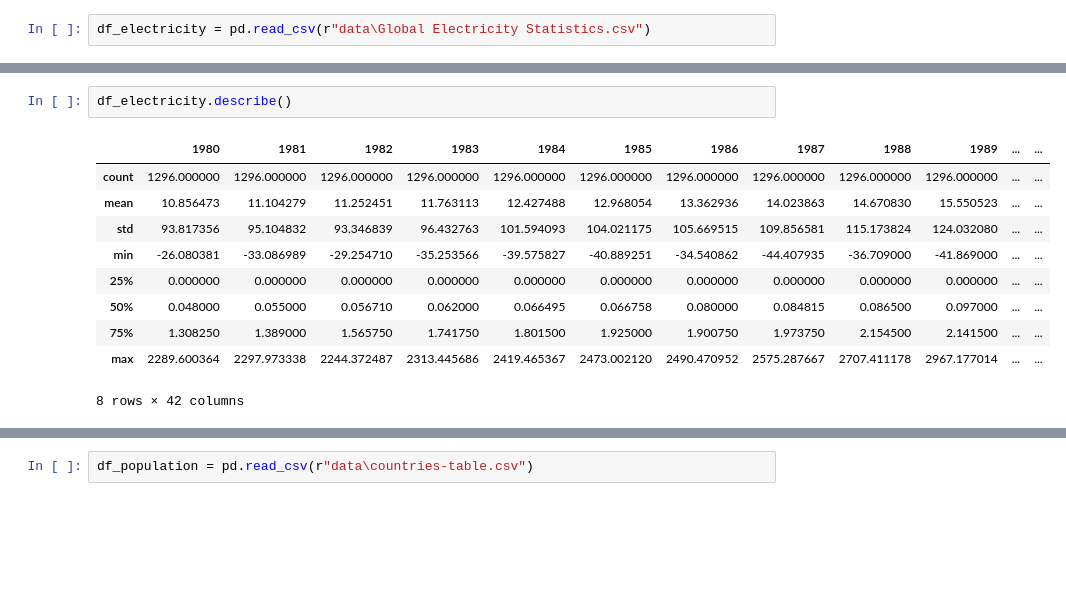
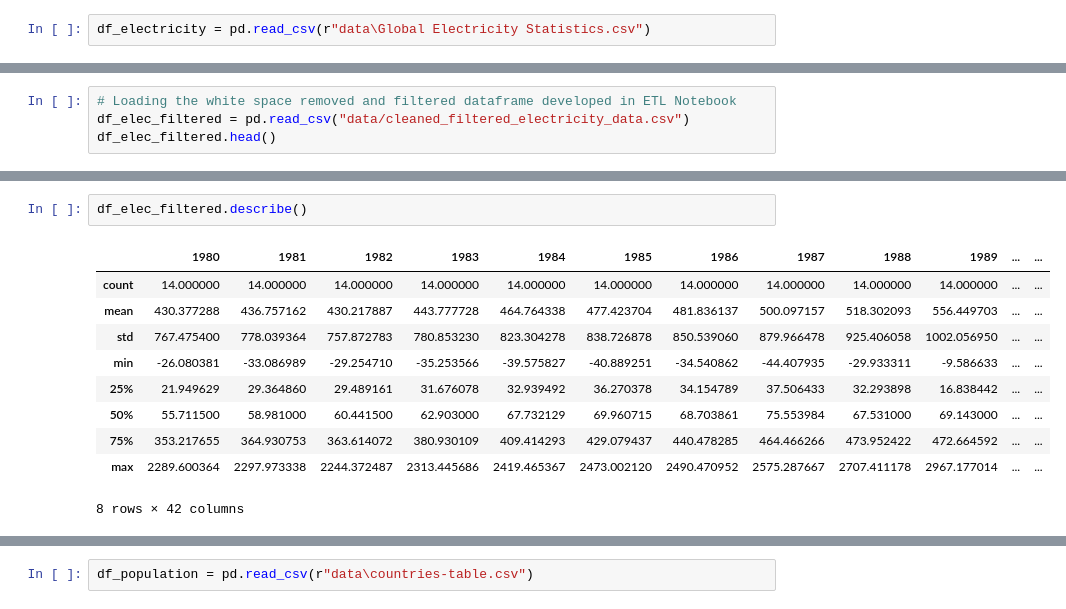
Before and after one commit to sachin301195/EnergyConsumptionPredictor, a Jupyter notebook: data_exp.ipynb, the cells around one changed output, grey strips where cells are left out. Saved outputs shown, nothing was run; the diff lists cells and outputs as text; blank space fills up the shorter version.

```diff
--- a/data_exp.ipynb
+++ b/data_exp.ipynb
@@ -127,0 +81,4 @@ for idx, col in enumerate(df_electricity.columns):
+# %%
+# Loading the white space removed and filtered dataframe developed in ETL Notebook
+df_elec_filtered = pd.read_csv("data/cleaned_filtered_electricity_data.csv")
+df_elec_filtered.head()
@@ -128,13 +93,13 @@ for idx, col in enumerate(df_electricity.columns):
 # %%
-df_electricity.describe()
+df_elec_filtered.describe()
 # %% [output]
 |  | 1980 | 1981 | 1982 | 1983 | 1984 | 1985 | 1986 | 1987 | 1988 | 1989 | ... | ... |
-| count | 1296.000000 | 1296.000000 | 1296.000000 | 1296.000000 | 1296.000000 | 1296.000000 | 1296.000000 | 1296.000000 | 1296.000000 | 1296.000000 | ... | ... |
-| mean | 10.856473 | 11.104279 | 11.252451 | 11.763113 | 12.427488 | 12.968054 | 13.362936 | 14.023863 | 14.670830 | 15.550523 | ... | ... |
-| std | 93.817356 | 95.104832 | 93.346839 | 96.432763 | 101.594093 | 104.021175 | 105.669515 | 109.856581 | 115.173824 | 124.032080 | ... | ... |
-| min | -26.080381 | -33.086989 | -29.254710 | -35.253566 | -39.575827 | -40.889251 | -34.540862 | -44.407935 | -36.709000 | -41.869000 | ... | ... |
-| 25% | 0.000000 | 0.000000 | 0.000000 | 0.000000 | 0.000000 | 0.000000 | 0.000000 | 0.000000 | 0.000000 | 0.000000 | ... | ... |
-| 50% | 0.048000 | 0.055000 | 0.056710 | 0.062000 | 0.066495 | 0.066758 | 0.080000 | 0.084815 | 0.086500 | 0.097000 | ... | ... |
-| 75% | 1.308250 | 1.389000 | 1.565750 | 1.741750 | 1.801500 | 1.925000 | 1.900750 | 1.973750 | 2.154500 | 2.141500 | ... | ... |
+| count | 14.000000 | 14.000000 | 14.000000 | 14.000000 | 14.000000 | 14.000000 | 14.000000 | 14.000000 | 14.000000 | 14.000000 | ... | ... |
+| mean | 430.377288 | 436.757162 | 430.217887 | 443.777728 | 464.764338 | 477.423704 | 481.836137 | 500.097157 | 518.302093 | 556.449703 | ... | ... |
+| std | 767.475400 | 778.039364 | 757.872783 | 780.853230 | 823.304278 | 838.726878 | 850.539060 | 879.966478 | 925.406058 | 1002.056950 | ... | ... |
+| min | -26.080381 | -33.086989 | -29.254710 | -35.253566 | -39.575827 | -40.889251 | -34.540862 | -44.407935 | -29.933311 | -9.586633 | ... | ... |
+| 25% | 21.949629 | 29.364860 | 29.489161 | 31.676078 | 32.939492 | 36.270378 | 34.154789 | 37.506433 | 32.293898 | 16.838442 | ... | ... |
+| 50% | 55.711500 | 58.981000 | 60.441500 | 62.903000 | 67.732129 | 69.960715 | 68.703861 | 75.553984 | 67.531000 | 69.143000 | ... | ... |
+| 75% | 353.217655 | 364.930753 | 363.614072 | 380.930109 | 409.414293 | 429.079437 | 440.478285 | 464.466266 | 473.952422 | 472.664592 | ... | ... |
 | max | 2289.600364 | 2297.973338 | 2244.372487 | 2313.445686 | 2419.465367 | 2473.002120 | 2490.470952 | 2575.287667 | 2707.411178 | 2967.177014 | ... | ... |
 8 rows × 42 columns
```
Also changed, not shown: parts of 36 cells of this notebook, 4 other files.
